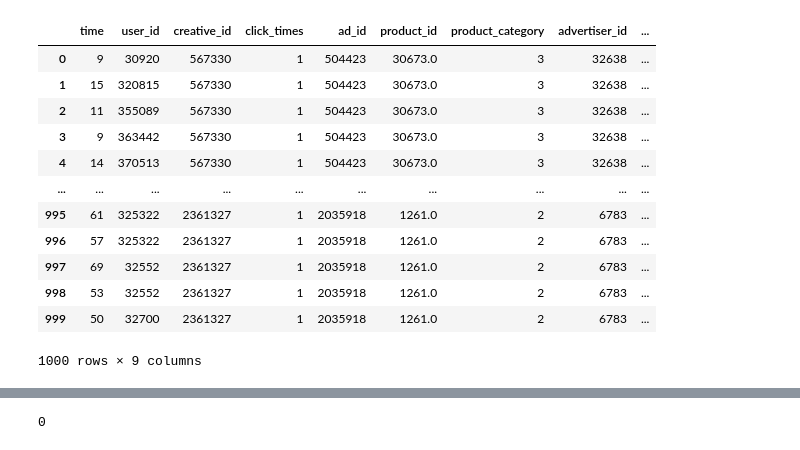
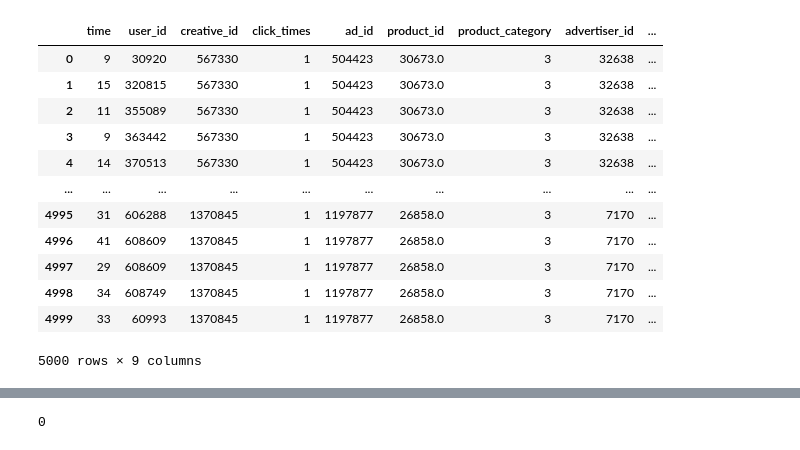
Before and after one commit to Badstu/tencent_algo_2020, a Jupyter notebook: main.ipynb, the cells around one changed output, grey strips where cells are left out. Cells and saved outputs as stored; diff of their text form; code cells hidden in the pictures.

```diff
--- a/main.ipynb
+++ b/main.ipynb
@@ -73,23 +56,23 @@ train_record.groupby("user_id").count()
 # %%
-sample_record = train_record[:1000]
+# sample data
+sample_record = train_record[:5000]
 sample_record
 
-# TODO train embedding
-train_grouped = sample_record.groupby("user_id")
+sample_grouped = sample_record.groupby("user_id")
 # %% [output]
 |  | time | user_id | creative_id | click_times | ad_id | product_id | product_category | advertiser_id | ... |
 | 0 | 9 | 30920 | 567330 | 1 | 504423 | 30673.0 | 3 | 32638 | ... |
 | 1 | 15 | 320815 | 567330 | 1 | 504423 | 30673.0 | 3 | 32638 | ... |
 | 2 | 11 | 355089 | 567330 | 1 | 504423 | 30673.0 | 3 | 32638 | ... |
 | 3 | 9 | 363442 | 567330 | 1 | 504423 | 30673.0 | 3 | 32638 | ... |
 | 4 | 14 | 370513 | 567330 | 1 | 504423 | 30673.0 | 3 | 32638 | ... |
 | ... | ... | ... | ... | ... | ... | ... | ... | ... | ... |
-| 995 | 61 | 325322 | 2361327 | 1 | 2035918 | 1261.0 | 2 | 6783 | ... |
-| 996 | 57 | 325322 | 2361327 | 1 | 2035918 | 1261.0 | 2 | 6783 | ... |
-| 997 | 69 | 32552 | 2361327 | 1 | 2035918 | 1261.0 | 2 | 6783 | ... |
-| 998 | 53 | 32552 | 2361327 | 1 | 2035918 | 1261.0 | 2 | 6783 | ... |
-| 999 | 50 | 32700 | 2361327 | 1 | 2035918 | 1261.0 | 2 | 6783 | ... |
+| 4995 | 31 | 606288 | 1370845 | 1 | 1197877 | 26858.0 | 3 | 7170 | ... |
+| 4996 | 41 | 608609 | 1370845 | 1 | 1197877 | 26858.0 | 3 | 7170 | ... |
+| 4997 | 29 | 608609 | 1370845 | 1 | 1197877 | 26858.0 | 3 | 7170 | ... |
+| 4998 | 34 | 608749 | 1370845 | 1 | 1197877 | 26858.0 | 3 | 7170 | ... |
+| 4999 | 33 | 60993 | 1370845 | 1 | 1197877 | 26858.0 | 3 | 7170 | ... |
-1000 rows × 9 columns
+5000 rows × 9 columns
 # %%
 def get_embedding_from_grouped(user_id, records, column_name, keep_uid=False):
     if column_name == "ad_id":
```
Also changed, not shown: parts of 9 cells of this notebook, 4 other files.
